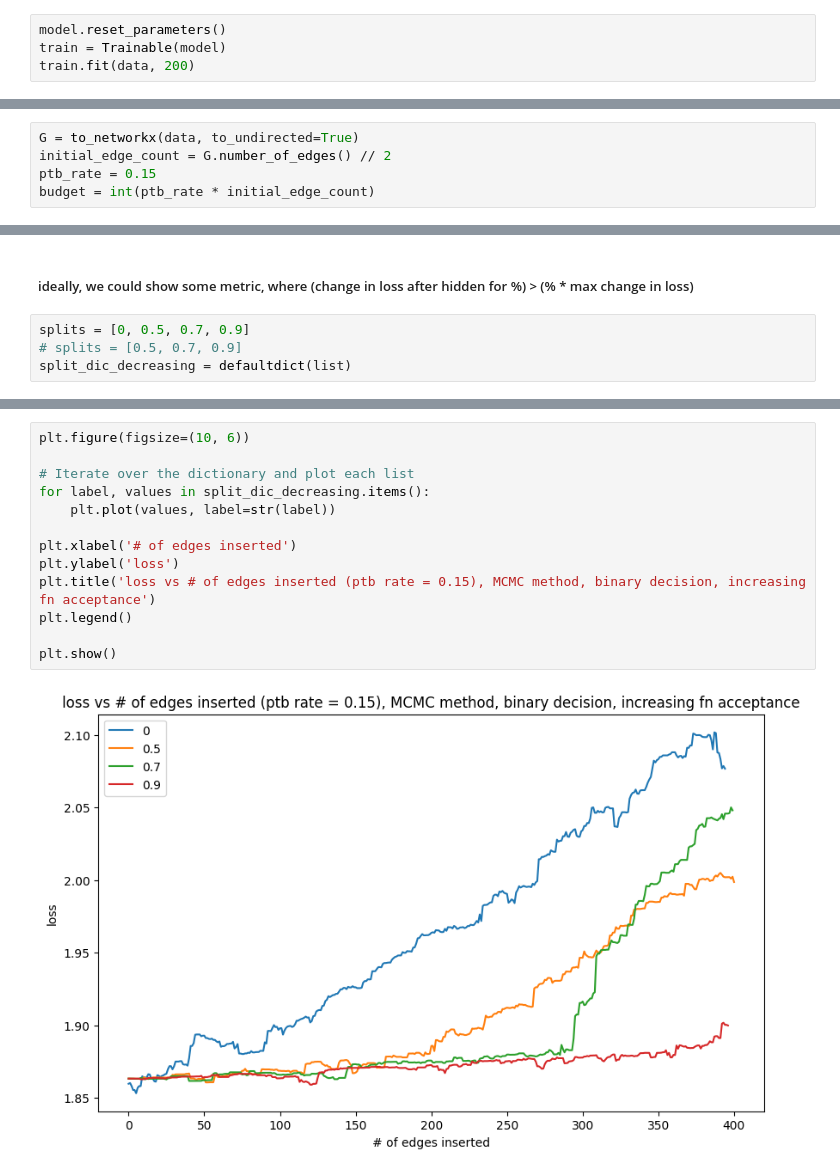
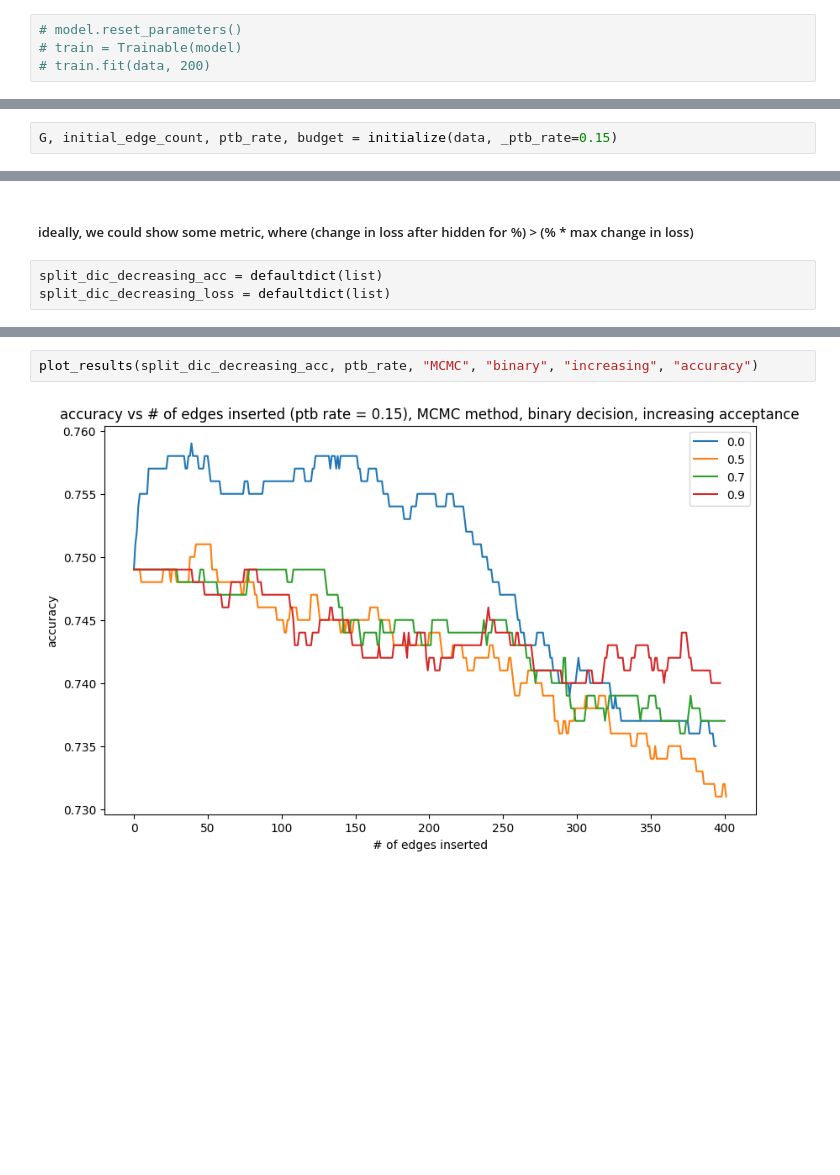
Before and after one commit to wrcorcoran/2-phase-attack, a Jupyter notebook: experiments/2-phase/metattack_loss_mcmc.ipynb, the cells around one changed output, grey strips where cells are left out. Saved outputs shown, nothing was run; the diff lists cells and outputs as text; blank space fills up the shorter version.

```diff
--- a/experiments/2-phase/metattack_loss_mcmc.ipynb
+++ b/experiments/2-phase/metattack_loss_mcmc.ipynb
@@ -32,4 +14,4 @@ model = GCN(data.x.shape[1], cora_dataset.num_classes, [16]).to(device)
 # %%
-model.reset_parameters()
-train = Trainable(model)
-train.fit(data, 200)
+# model.reset_parameters()
+# train = Trainable(model)
+# train.fit(data, 200)
@@ -167,5 +44,2 @@ import networkx as nx
 # %%
-G = to_networkx(data, to_undirected=True)
-initial_edge_count = G.number_of_edges() // 2
-ptb_rate = 0.15
-budget = int(ptb_rate * initial_edge_count)
+G, initial_edge_count, ptb_rate, budget = initialize(data, _ptb_rate=0.15)
@@ -461,8 +118,7 @@ plt.show()
 # %% [markdown]
 ##### ideally, we could show some metric, where (change in loss after hidden for %) > (% * max change in loss)
 # %%
-splits = [0, 0.5, 0.7, 0.9]
-# splits = [0.5, 0.7, 0.9]
-split_dic_decreasing = defaultdict(list)
+split_dic_decreasing_acc = defaultdict(list)
+split_dic_decreasing_loss = defaultdict(list)
 # %%
 for s in splits:
@@ -535,15 +178,4 @@ works, adding
 # %%
-plt.figure(figsize=(10, 6))
-
-# Iterate over the dictionary and plot each list
-for label, values in split_dic_decreasing.items():
-    plt.plot(values, label=str(label))
-
-plt.xlabel('# of edges inserted')
-plt.ylabel('loss')
-plt.title('loss vs # of edges inserted (ptb rate = 0.15), MCMC method, binary decision, increasing fn acceptance')
-plt.legend()
-
-plt.show()
+plot_results(split_dic_decreasing_acc, ptb_rate, "MCMC", "binary", "increasing", "accuracy")
 # %% [output]
-[figure, old version]
+[figure, new version]
```
Also changed, not shown: parts of 33 cells of this notebook, 2 other files.
